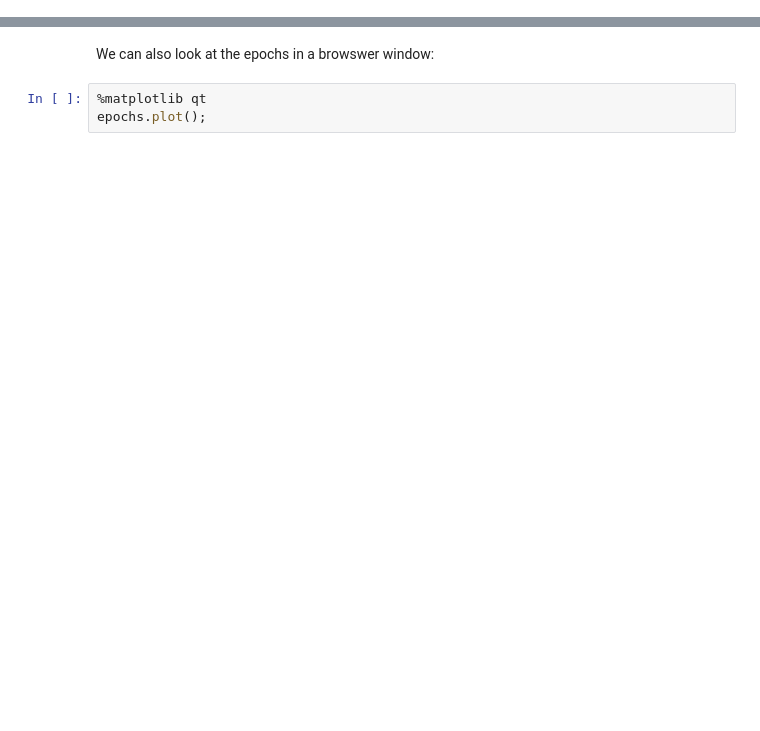
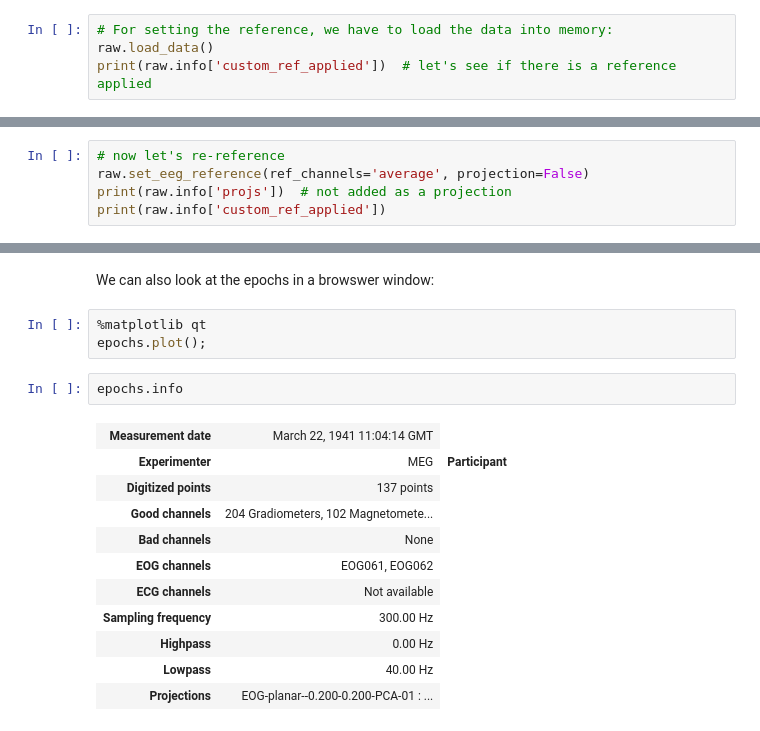
Before and after one commit to wmvanvliet/mne_practical_meeg_2025, a Jupyter notebook: 01-Preprocessing.ipynb, the cells around one changed output, grey strips where cells are left out. Cells and saved outputs as stored; diff of their text form; blank space fills up the shorter version.

```diff
--- a/01-Preprocessing.ipynb
+++ b/01-Preprocessing.ipynb
@@ -162,0 +343,4 @@ raw.plot_sensors(kind='topomap', ch_type='eeg');
+# %%
+# For setting the reference, we have to load the data into memory:
+raw.load_data()
+print(raw.info['custom_ref_applied'])  # let's see if there is a reference applied
@@ -162,0 +349,5 @@ raw.plot_sensors(kind='topomap', ch_type='eeg');
+# %%
+# now let's re-reference
+raw.set_eeg_reference(ref_channels='average', projection=False)
+print(raw.info['projs'])  # not added as a projection
+print(raw.info['custom_ref_applied'])
@@ -444,3 +803,17 @@ We can also look at the epochs in a browswer window:
 # %%
 %matplotlib qt
 epochs.plot();
+# %%
+epochs.info
+# %% [output]
+| Measurement date | March 22, 1941 11:04:14 GMT |
+| Experimenter | MEG | Participant |
+| Digitized points | 137 points |
+| Good channels | 204 Gradiometers, 102 Magnetomete... |
+| Bad channels | None |
+| EOG channels | EOG061, EOG062 |
+| ECG channels | Not available |
+| Sampling frequency | 300.00 Hz |
+| Highpass | 0.00 Hz |
+| Lowpass | 40.00 Hz |
+| Projections | EOG-planar--0.200-0.200-PCA-01 : ... |
```
Also changed, not shown: parts of 58 cells of this notebook.
